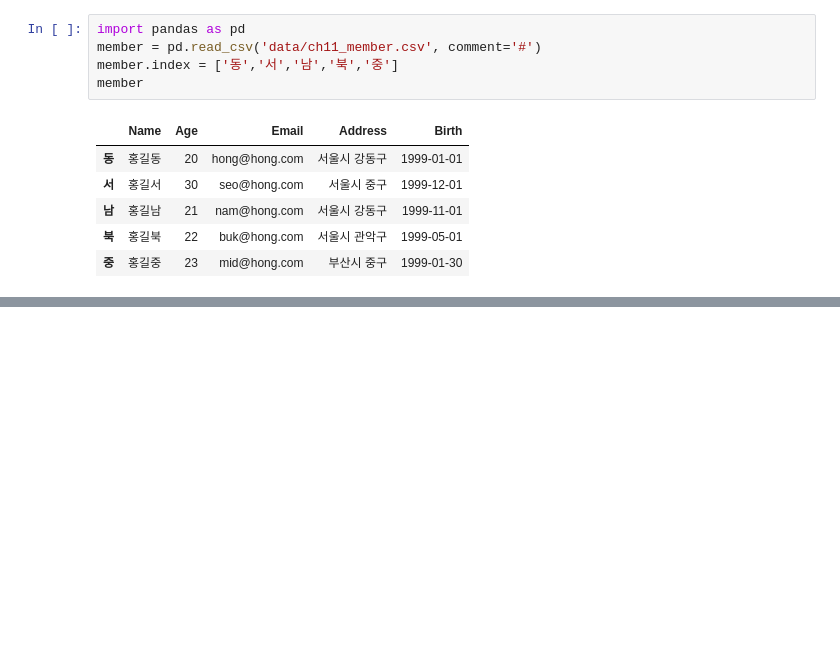
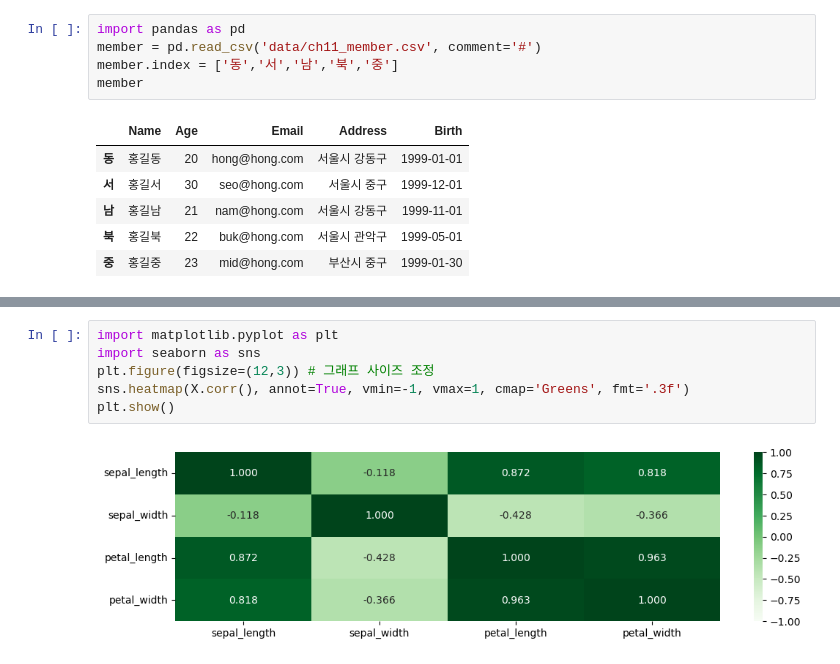
Before and after one commit to congcongee/ai, a Jupyter notebook: source/01_python/ch11_데이터프레임과시리즈(Pandas)_1절~8절.ipynb, the cells around one changed output, grey strips where cells are left out. Saved outputs shown, nothing was run; the diff lists cells and outputs as text; blank space fills up the shorter version.

```diff
--- a/source/01_python/ch11_데이터프레임과시리즈(Pandas)_1절~8절.ipynb
+++ b/source/01_python/ch11_데이터프레임과시리즈(Pandas)_1절~8절.ipynb
@@ -1371,0 +2112,8 @@ member
+# %%
+import matplotlib.pyplot as plt
+import seaborn as sns
+plt.figure(figsize=(12,3)) # 그래프 사이즈 조정
+sns.heatmap(X.corr(), annot=True, vmin=-1, vmax=1, cmap='Greens', fmt='.3f')
+plt.show()
+# %% [output]
+[figure, added]
```
Also changed, not shown: parts of 80 cells of this notebook, 1 other file.
